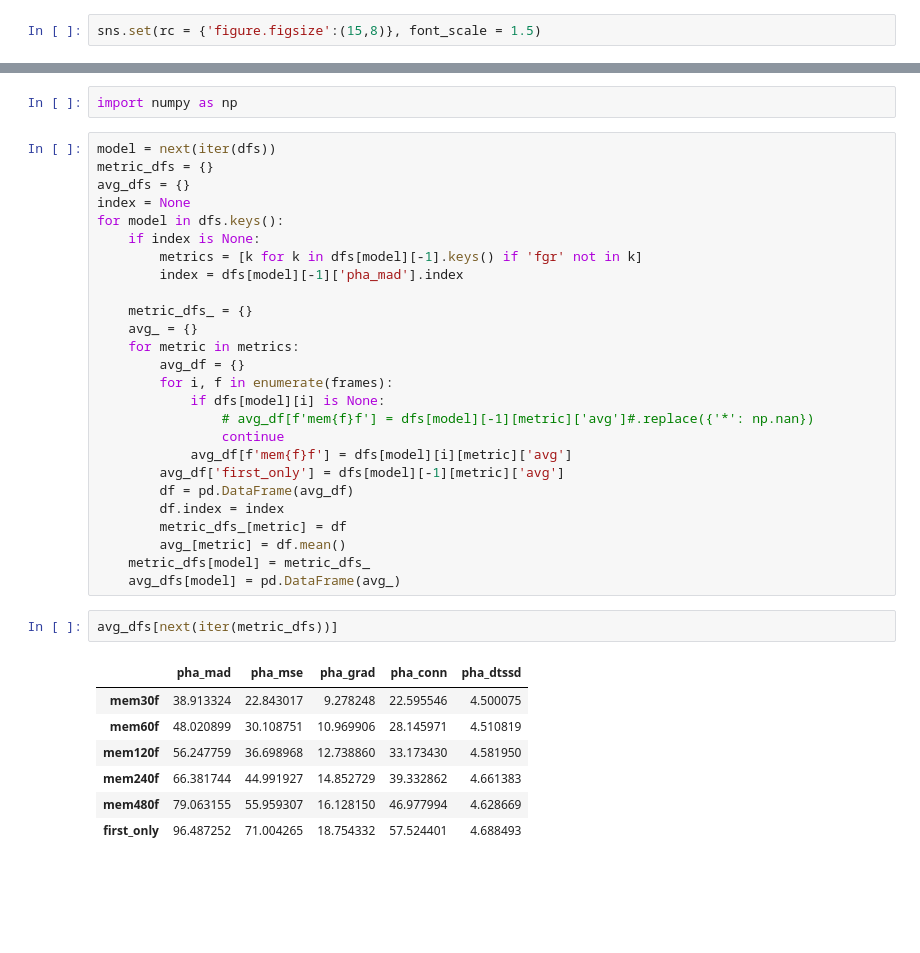
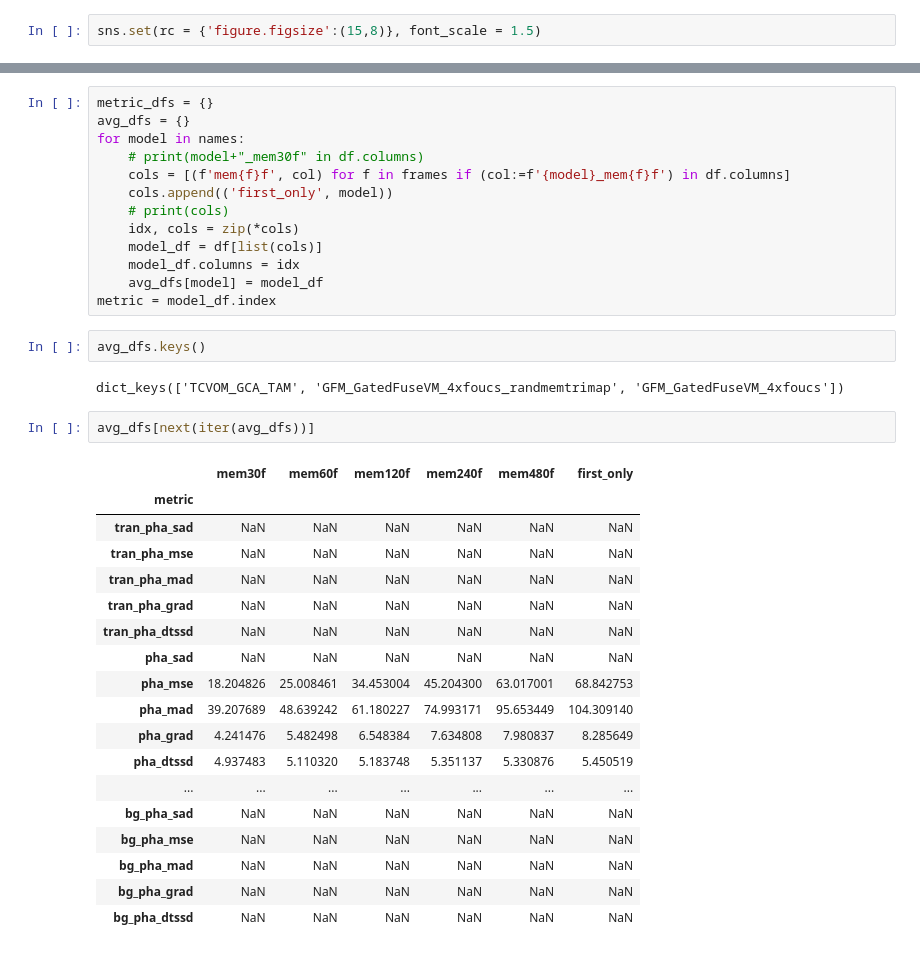
Before and after one commit to csvt32745/FTP-VM, a Jupyter notebook: analysis_mem.ipynb, the cells around one changed output, grey strips where cells are left out. Cells and saved outputs as stored; diff of their text form; blank space fills up the shorter version.

```diff
--- a/analysis_mem.ipynb
+++ b/analysis_mem.ipynb
@@ -59,38 +31,38 @@ for m in dfs.keys():
-# %%
-import numpy as np
-# %%
-model = next(iter(dfs))
-metric_dfs = {}
-avg_dfs = {}
-index = None
-for model in dfs.keys():
-    if index is None:
-        metrics = [k for k in dfs[model][-1].keys() if 'fgr' not in k]
-        index = dfs[model][-1]['pha_mad'].index
-
-    metric_dfs_ = {}
-    avg_ = {}
-    for metric in metrics:
-        avg_df = {}
-        for i, f in enumerate(frames):
-            if dfs[model][i] is None:
-                # avg_df[f'mem{f}f'] = dfs[model][-1][metric]['avg']#.replace({'*': np.nan})
-                continue
-            avg_df[f'mem{f}f'] = dfs[model][i][metric]['avg']
-        avg_df['first_only'] = dfs[model][-1][metric]['avg']
-        df = pd.DataFrame(avg_df)
-        df.index = index
-        metric_dfs_[metric] = df
-        avg_[metric] = df.mean()
-    metric_dfs[model] = metric_dfs_
-    avg_dfs[model] = pd.DataFrame(avg_)
+# %%
+metric_dfs = {}
+avg_dfs = {}
+for model in names:
+    # print(model+"_mem30f" in df.columns)
+    cols = [(f'mem{f}f', col) for f in frames if (col:=f'{model}_mem{f}f') in df.columns]
+    cols.append(('first_only', model))
+    # print(cols)
+    idx, cols = zip(*cols)
+    model_df = df[list(cols)]
+    model_df.columns = idx
+    avg_dfs[model] = model_df
+metric = model_df.index
+# %%
+avg_dfs.keys()
+# %% [output]
+dict_keys(['TCVOM_GCA_TAM', 'GFM_GatedFuseVM_4xfoucs_randmemtrimap', 'GFM_GatedFuseVM_4xfoucs'])
 # %%
-avg_dfs[next(iter(metric_dfs))]
+avg_dfs[next(iter(avg_dfs))]
 # %% [output]
-|  | pha_mad | pha_mse | pha_grad | pha_conn | pha_dtssd |
-| mem30f | 38.913324 | 22.843017 | 9.278248 | 22.595546 | 4.500075 |
-| mem60f | 48.020899 | 30.108751 | 10.969906 | 28.145971 | 4.510819 |
-| mem120f | 56.247759 | 36.698968 | 12.738860 | 33.173430 | 4.581950 |
-| mem240f | 66.381744 | 44.991927 | 14.852729 | 39.332862 | 4.661383 |
-| mem480f | 79.063155 | 55.959307 | 16.128150 | 46.977994 | 4.628669 |
-| first_only | 96.487252 | 71.004265 | 18.754332 | 57.524401 | 4.688493 |
+|  | mem30f | mem60f | mem120f | mem240f | mem480f | first_only |
+| metric |  |  |  |  |  |  |
+| tran_pha_sad | NaN | NaN | NaN | NaN | NaN | NaN |
+| tran_pha_mse | NaN | NaN | NaN | NaN | NaN | NaN |
+| tran_pha_mad | NaN | NaN | NaN | NaN | NaN | NaN |
+| tran_pha_grad | NaN | NaN | NaN | NaN | NaN | NaN |
+| tran_pha_dtssd | NaN | NaN | NaN | NaN | NaN | NaN |
+| pha_sad | NaN | NaN | NaN | NaN | NaN | NaN |
+| pha_mse | 18.204826 | 25.008461 | 34.453004 | 45.204300 | 63.017001 | 68.842753 |
+| pha_mad | 39.207689 | 48.639242 | 61.180227 | 74.993171 | 95.653449 | 104.309140 |
+| pha_grad | 4.241476 | 5.482498 | 6.548384 | 7.634808 | 7.980837 | 8.285649 |
+| pha_dtssd | 4.937483 | 5.110320 | 5.183748 | 5.351137 | 5.330876 | 5.450519 |
+| ... | ... | ... | ... | ... | ... | ... |
+| bg_pha_sad | NaN | NaN | NaN | NaN | NaN | NaN |
+| bg_pha_mse | NaN | NaN | NaN | NaN | NaN | NaN |
+| bg_pha_mad | NaN | NaN | NaN | NaN | NaN | NaN |
+| bg_pha_grad | NaN | NaN | NaN | NaN | NaN | NaN |
+| bg_pha_dtssd | NaN | NaN | NaN | NaN | NaN | NaN |
```
Also changed, not shown: parts of 13 cells of this notebook, 22 other files.
